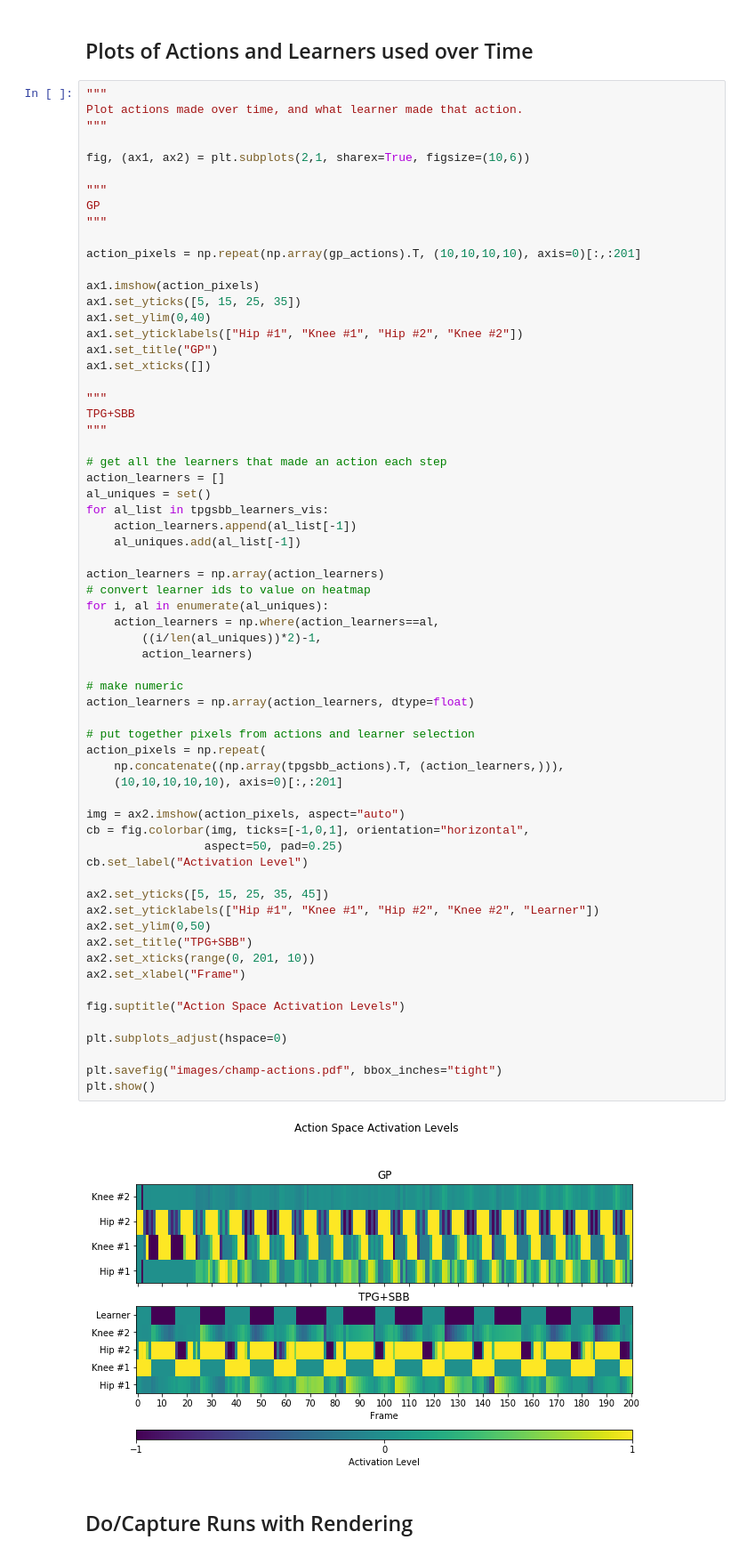
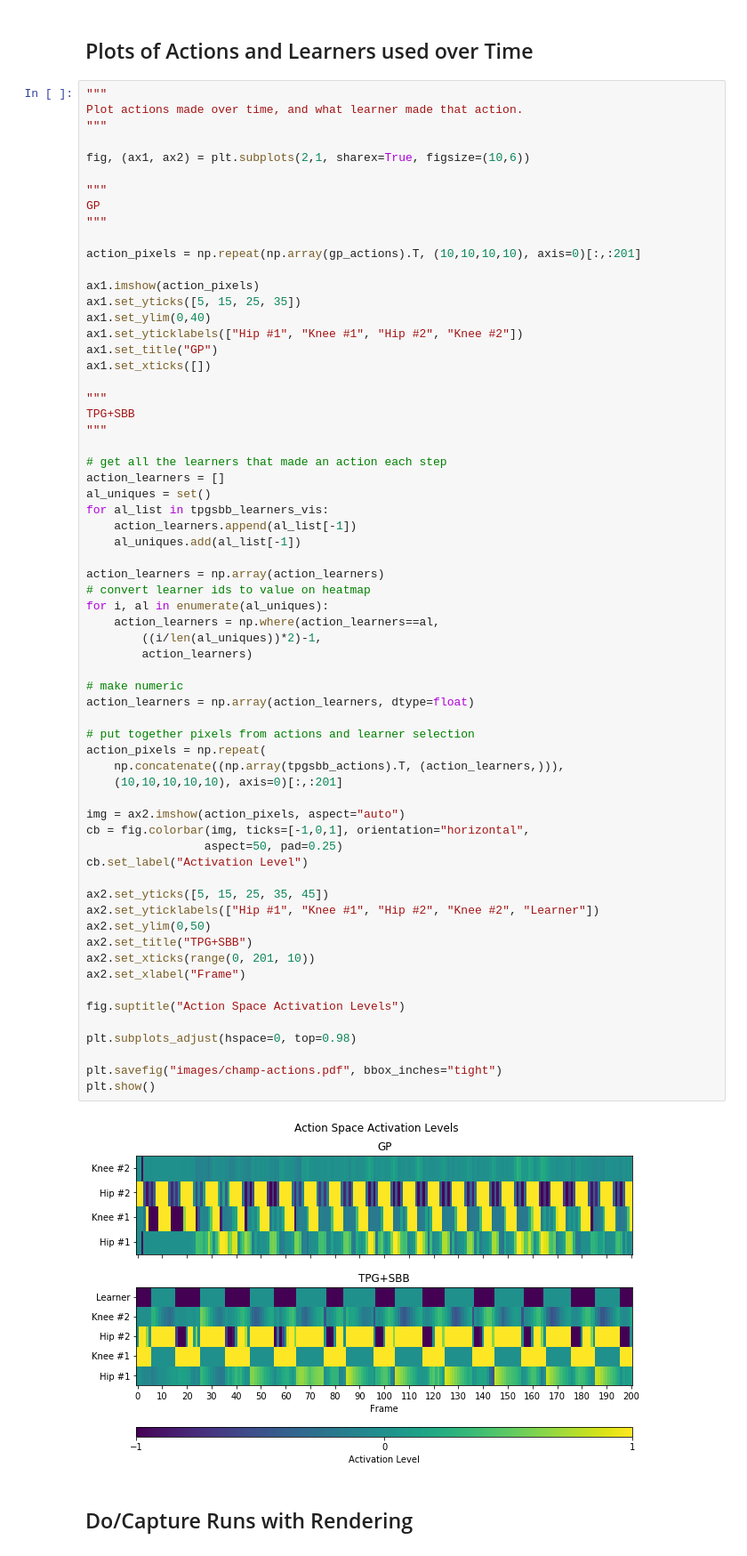
Before and after one commit to Ryan-Amaral/gp-bipedal-walker-analysis, a Jupyter notebook: champion_analysis.ipynb, the cells around one changed output. Shown at 89% size. Cells and saved outputs as stored; diff of their text form.

Commit message:
update action activation plot 2

```diff
--- a/champion_analysis.ipynb
+++ b/champion_analysis.ipynb
@@ -420,35 +420,35 @@ for i, al in enumerate(al_uniques):
     action_learners = np.where(action_learners==al,
         ((i/len(al_uniques))*2)-1,
         action_learners)
 
 # make numeric
 action_learners = np.array(action_learners, dtype=float)
 
 # put together pixels from actions and learner selection
 action_pixels = np.repeat(
     np.concatenate((np.array(tpgsbb_actions).T, (action_learners,))),
     (10,10,10,10,10), axis=0)[:,:201]
 
 img = ax2.imshow(action_pixels, aspect="auto")
 cb = fig.colorbar(img, ticks=[-1,0,1], orientation="horizontal",
                  aspect=50, pad=0.25)
 cb.set_label("Activation Level")
 
 ax2.set_yticks([5, 15, 25, 35, 45])
 ax2.set_yticklabels(["Hip #1", "Knee #1", "Hip #2", "Knee #2", "Learner"])
 ax2.set_ylim(0,50)
 ax2.set_title("TPG+SBB")
 ax2.set_xticks(range(0, 201, 10))
 ax2.set_xlabel("Frame")
 
 fig.suptitle("Action Space Activation Levels")
 
-plt.subplots_adjust(hspace=0)
+plt.subplots_adjust(hspace=0, top=0.98)
 
 plt.savefig("images/champ-actions.pdf", bbox_inches="tight")
 plt.show()
 # %% [output]
-[figure, old version]
+[figure, new version]
 # %% [markdown]
 ## Do/Capture Runs with Rendering
 # %%
```
Also changed, not shown: parts of 2 cells of this notebook, 3 other files.
